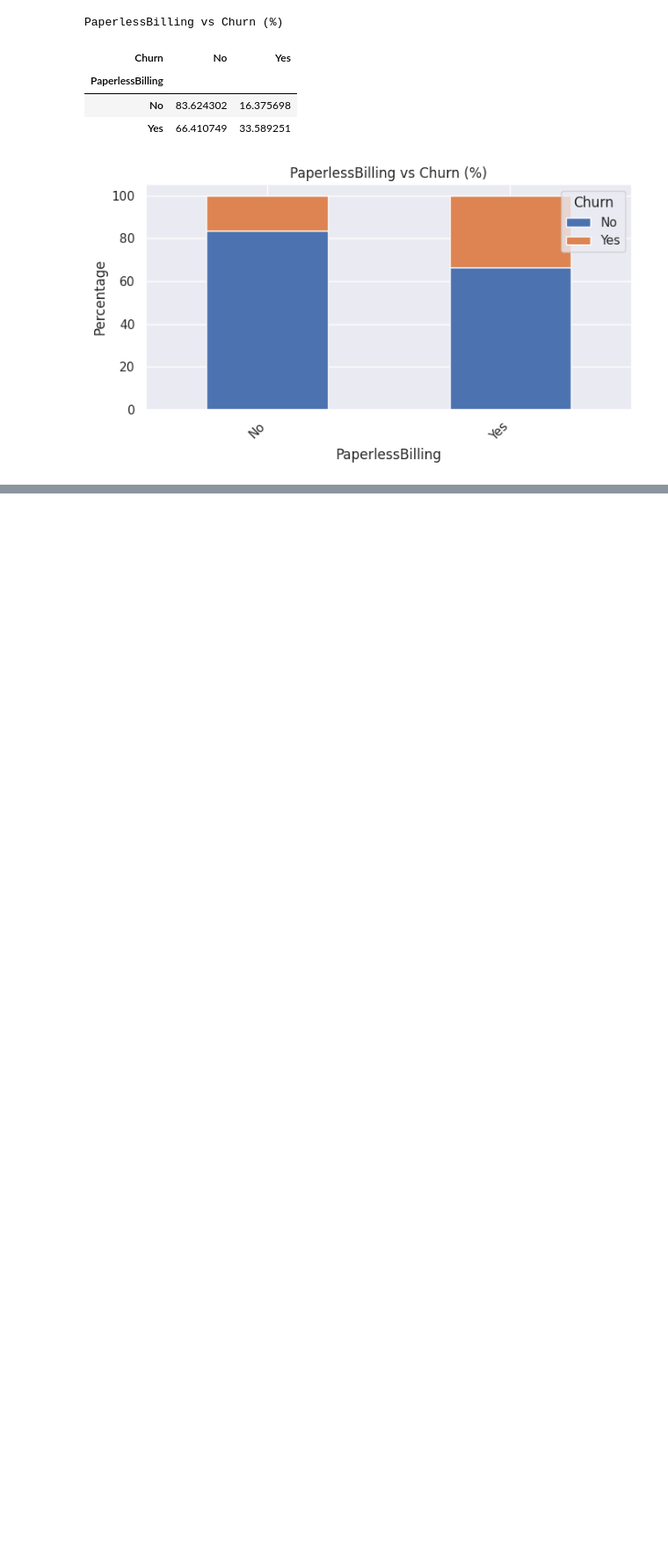
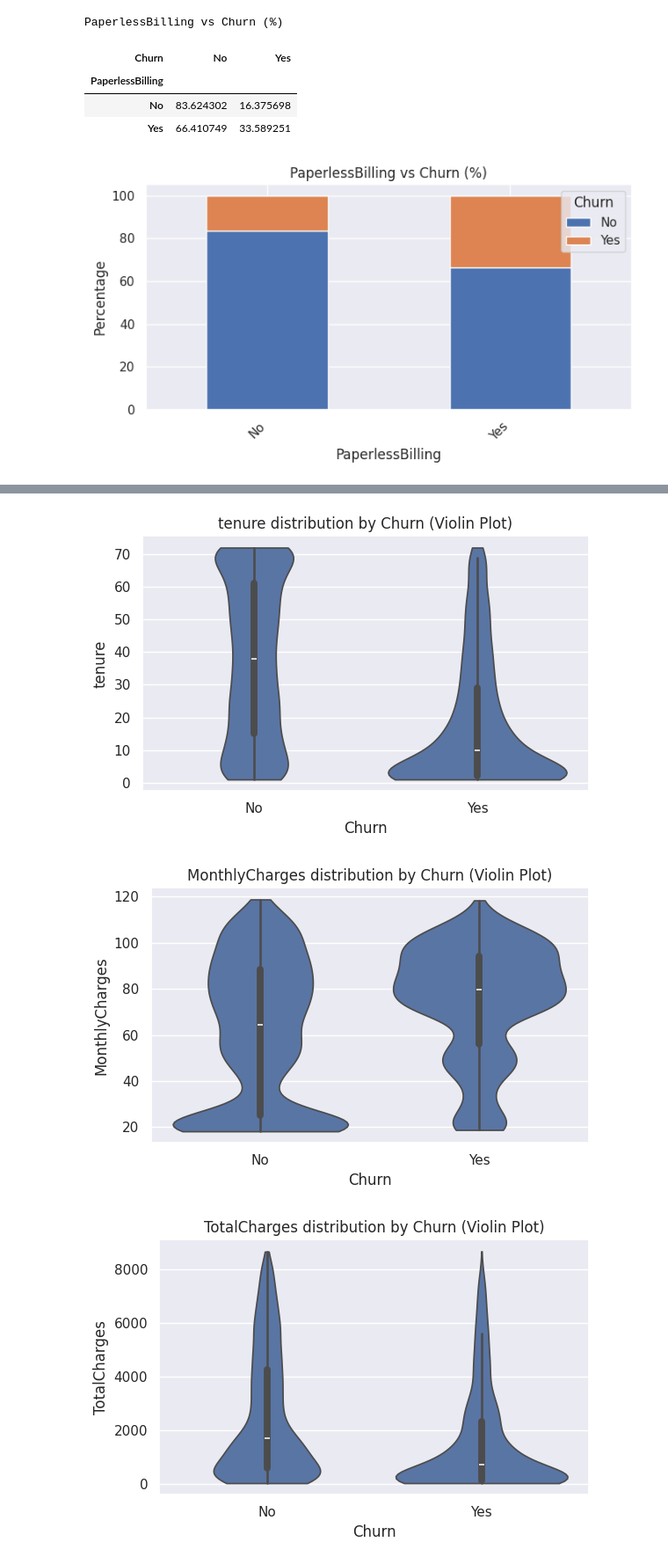
Before and after one commit to anushanthbalachandran/ML_Coursework_Telco_Customer_Churn, a Jupyter notebook: 2425477_20241130_Anushanth.ipynb, the cells around one changed output, grey strips where cells are left out. Shown at 88% size. Drawn from its saved outputs; the diff is of its cells as text; code cells hidden in the pictures; blank space fills up the shorter version.

```diff
--- a/2425477_20241130_Anushanth.ipynb
+++ b/2425477_20241130_Anushanth.ipynb
@@ -407,0 +494,15 @@ PaperlessBilling vs Churn (%)
+# %%
+num_cols = ["tenure", "MonthlyCharges", "TotalCharges"]
+
+for col in num_cols:
+    plt.figure(figsize=(6,4))
+    sns.violinplot(data=inputs, x="Churn", y=col, cut=0)
+    plt.title(f"{col} distribution by Churn (Violin Plot)")
+    plt.xlabel("Churn")
+    plt.ylabel(col)
+    plt.tight_layout()
+    plt.show()
+# %% [output]
+[figure, added]
+[figure, added]
+[figure, added]
```
Also changed, not shown: parts of 8 cells of this notebook.
